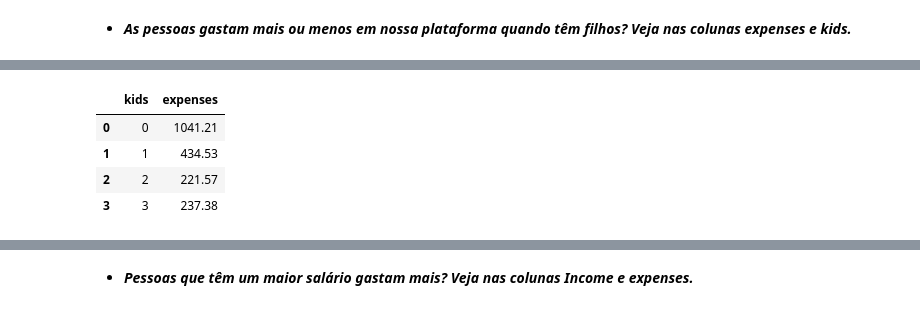
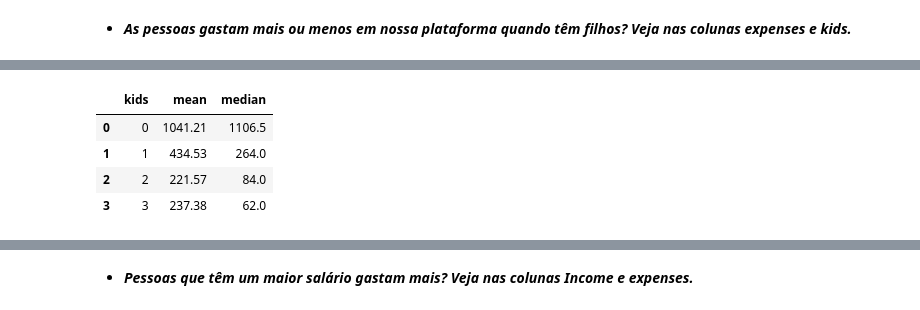
Before and after one commit to Oseiasdfarias/estatistica_do_basico_ao_avancado_EBA, a Jupyter notebook: atividades/1.0_estatistica_descritiva/1.0_Desafio_Ifood.ipynb, the cells around one changed output, grey strips where cells are left out. Drawn from its saved outputs; the diff is of its cells as text; code cells hidden in the pictures.

```diff
--- a/atividades/1.0_estatistica_descritiva/1.0_Desafio_Ifood.ipynb
+++ b/atividades/1.0_estatistica_descritiva/1.0_Desafio_Ifood.ipynb
@@ -333,15 +340,18 @@ plt.show()
 # %%
 mean_expenses = (df_ifood
                  .groupby(by=["kids"])
-                 ["expenses"]
-                 .mean()
-                 .round(2)
-                 .to_frame()
-                 .reset_index())
+                 .agg({
+                     "expenses": [
+                         "mean",
+                         "median"
+                     ]
+                 })
+                 .round(2))
+mean_expenses = mean_expenses["expenses"].reset_index()
 mean_expenses
 # %% [output]
-|  | kids | expenses |
-| 0 | 0 | 1041.21 |
-| 1 | 1 | 434.53 |
-| 2 | 2 | 221.57 |
-| 3 | 3 | 237.38 |
+|  | kids | mean | median |
+| 0 | 0 | 1041.21 | 1106.5 |
+| 1 | 1 | 434.53 | 264.0 |
+| 2 | 2 | 221.57 | 84.0 |
+| 3 | 3 | 237.38 | 62.0 |
```
Also changed, not shown: parts of 6 cells of this notebook.
